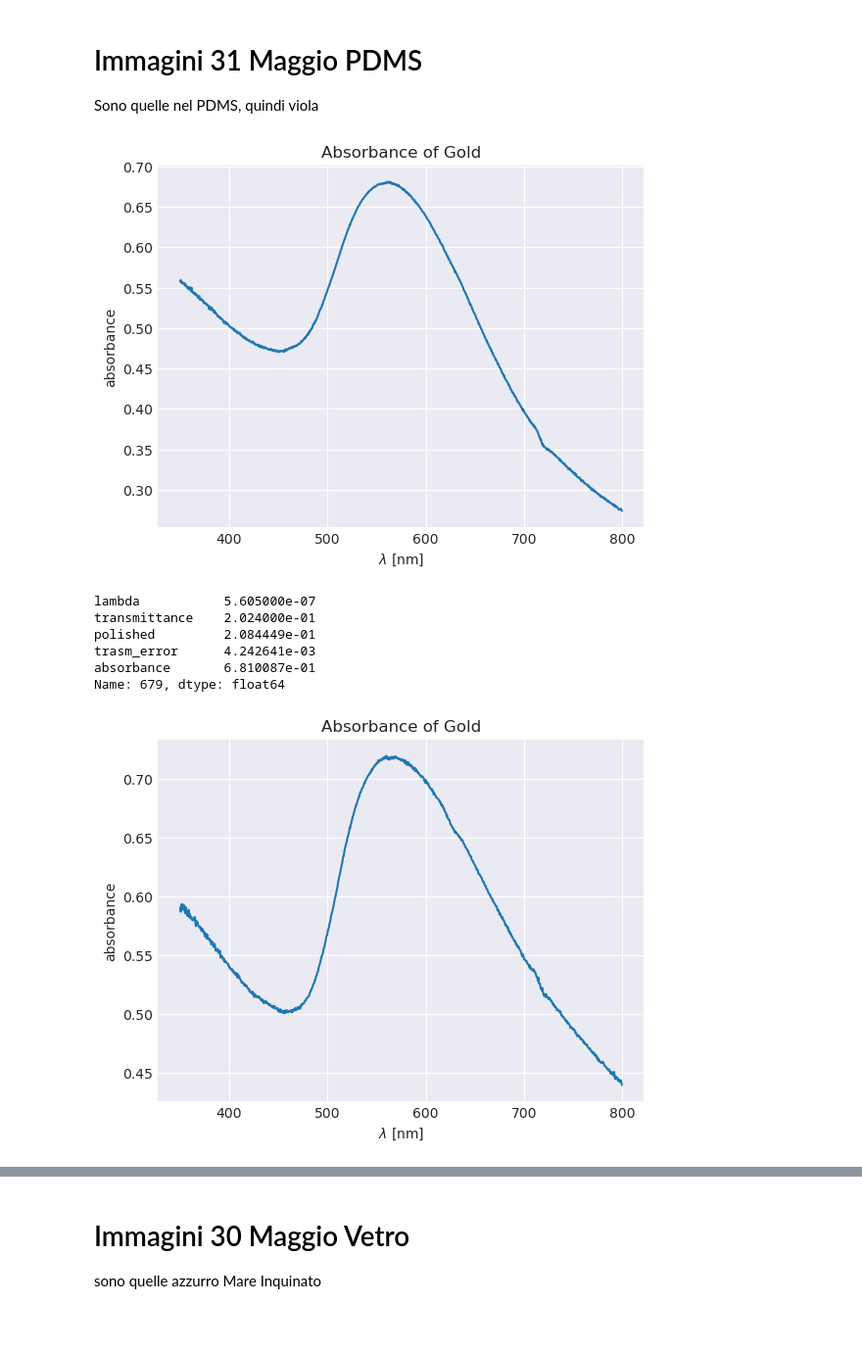
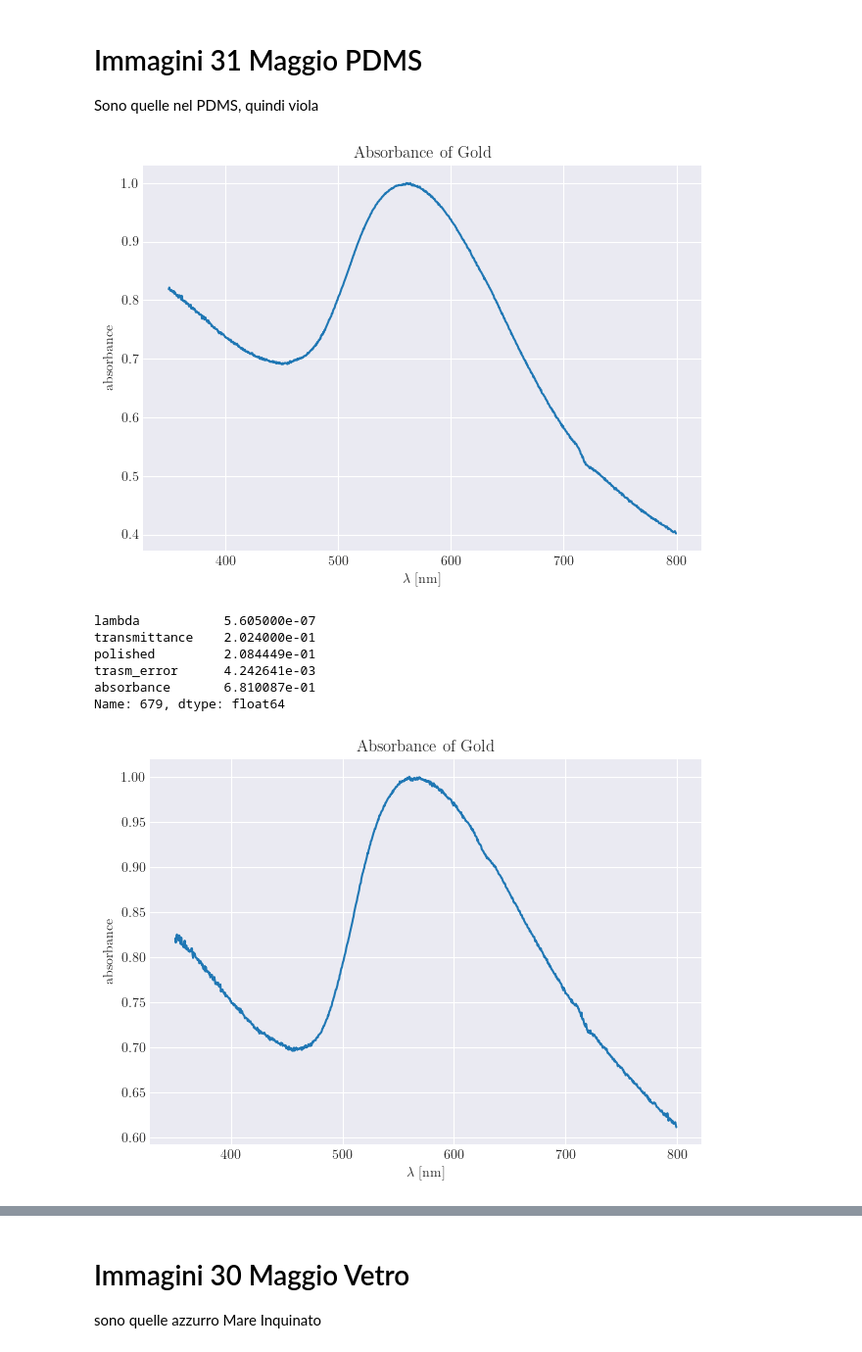
Before and after one commit to RandDouble/lab_mat, a Jupyter notebook: absorbance_graph.ipynb, the cells around one changed output, grey strips where cells are left out. Shown at 98% size. Drawn from its saved outputs; the diff is of its cells as text; code cells hidden in the pictures; blank space fills up the shorter version.

```diff
--- a/absorbance_graph.ipynb
+++ b/absorbance_graph.ipynb
@@ -11,6 +11,12 @@ def absorbance_from_transmittance(x):
     return -np.log10(x)
 
 plt.style.use("seaborn-v0_8-darkgrid")
+plt.rcParams.update({
+    "text.usetex": True,
+    "font.family" : "mathptmx",
+    "svg.fonttype" : "none",
+    }
+)
 # %% [markdown]
 # Immagini 31 Maggio Vetro
 
@@ -39,10 +45,11 @@ data_1.head()
 # %%
 def graph(dat):
     filtered = dat[(dat["lambda"] > 300e-9) & (dat["lambda"] < 800e-9)]
-    plt.plot(filtered["lambda"] * 1e9, filtered["absorbance"])
+    plt.plot(filtered["lambda"] * 1e9, filtered["absorbance"] / filtered["absorbance"].max(), label = "data")
     plt.title("Absorbance of Gold")
     plt.xlabel(r"$\lambda$ [nm]")
     plt.ylabel("absorbance")
+    plt.legend()
 
 graph(data_1)
 # %% [output]
@@ -87,14 +113,14 @@ Sono quelle nel PDMS, quindi viola
 # %%
 data_1_PDMS = pd.read_csv("./data/31-05_spettrofotometro/ELAB/OroPDMS_1_PDMS_1.csv")
 data_1_PDMS["absorbance"] = absorbance_from_transmittance(data_1_PDMS["polished"])
 graph(data_1_PDMS)
 
-# plt.savefig(
-#     "Immagine_Plasmone_PDMS.eps",
-#     format = "eps"
-# )
+plt.savefig(
+    "Immagine_Plasmone_PDMS.svg",
+    format = "svg"
+)
 # %% [output]
-[figure, old version]
+[figure, new version]
 # %%
 pos = np.argmax(data_1_PDMS["absorbance"])
 data_1_PDMS.iloc[pos]
@@ -110,7 +136,7 @@ data_2_PDMS = pd.read_csv("./data/31-05_spettrofotometro/ELAB/OroPDMS_2_PDMS_1.c
 data_2_PDMS["absorbance"] = absorbance_from_transmittance(data_2_PDMS["polished"])
 graph(data_2_PDMS)
 # %% [output]
-[figure, old version]
+[figure, new version]
 # %%
 data_3_PDMS = pd.read_csv("./data/31-05_spettrofotometro/ELAB/OroPDMS_2_PDMS_2_1.csv")
 data_3_PDMS["absorbance"] = absorbance_from_transmittance(data_3_PDMS["polished"])
```
Also changed, not shown: parts of 8 cells of this notebook, 9 other files.
